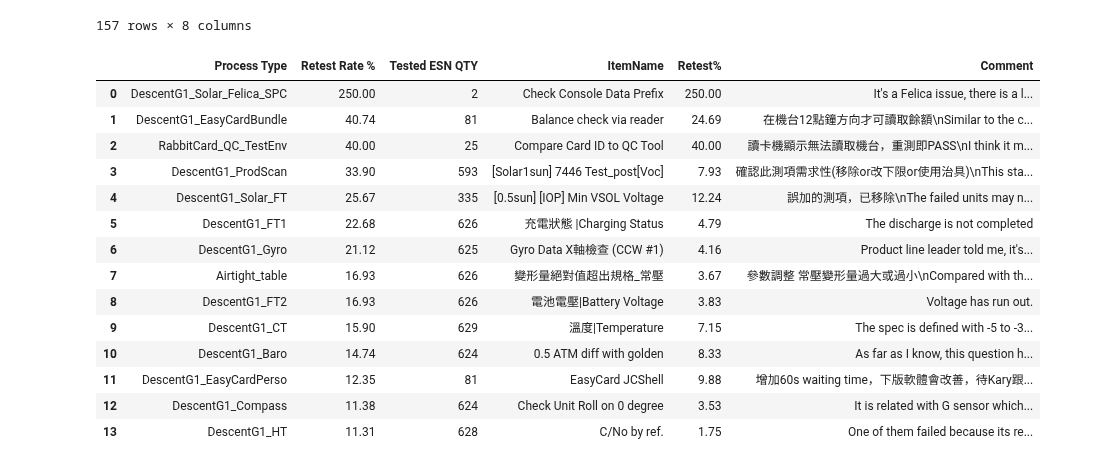
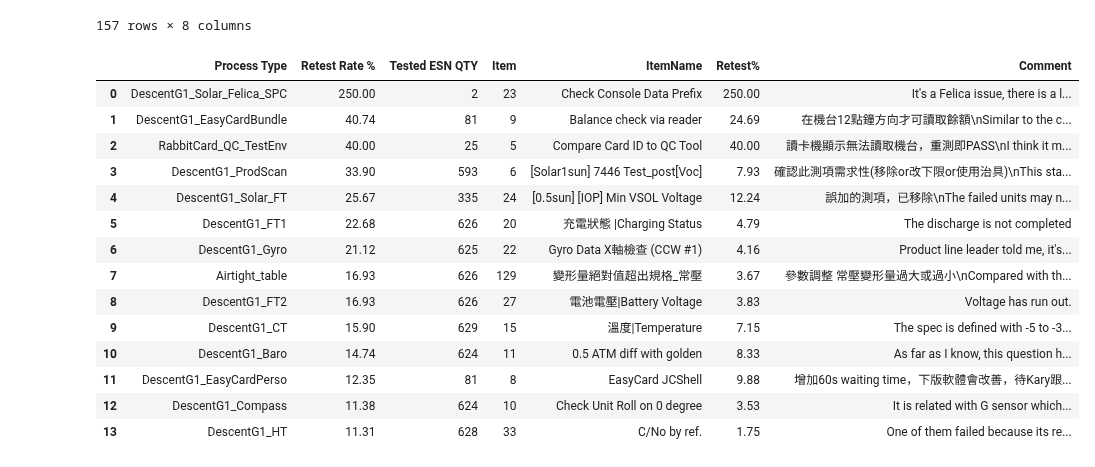
Before and after one commit to CPWRF/Projects, a Jupyter notebook: ProductionReport/ProductionReport.ipynb, the cells around one changed output. Cells and saved outputs as stored; diff of their text form; code cells hidden in the pictures.

```diff
--- a/ProductionReport/ProductionReport.ipynb
+++ b/ProductionReport/ProductionReport.ipynb
@@ -57,20 +59,20 @@ test_result
 test_result_drop = test_result.drop_duplicates('Process Type')
 # %%
 final_result = pid_retry_rate.merge(how='left', on="Process Type", right=test_result_drop).sort_values('Retest Rate %', ascending=False)
-final_result[['Process Type','Retest Rate %','Tested ESN QTY','ItemName','Retest%','Comment']]
+final_result[['Process Type','Retest Rate %','Tested ESN QTY','Item','ItemName','Retest%','Comment']]
 # %% [output]
-|  | Process Type | Retest Rate % | Tested ESN QTY | ItemName | Retest% | Comment |
-| 0 | DescentG1_Solar_Felica_SPC | 250.00 | 2 | Check Console Data Prefix | 250.00 | It's a Felica issue, there is a l... |
-| 1 | DescentG1_EasyCardBundle | 40.74 | 81 | Balance check via reader | 24.69 | 在機台12點鐘方向才可讀取餘額\nSimilar to the c... |
-| 2 | RabbitCard_QC_TestEnv | 40.00 | 25 | Compare Card ID to QC Tool | 40.00 | 讀卡機顯示無法讀取機台，重測即PASS\nI think it m... |
-| 3 | DescentG1_ProdScan | 33.90 | 593 | [Solar1sun] 7446 Test_post[Voc] | 7.93 | 確認此測項需求性(移除or改下限or使用治具)\nThis sta... |
-| 4 | DescentG1_Solar_FT | 25.67 | 335 | [0.5sun] [IOP] Min VSOL Voltage | 12.24 | 誤加的測項，已移除\nThe failed units may n... |
-| 5 | DescentG1_FT1 | 22.68 | 626 | 充電狀態 |Charging Status | 4.79 | The discharge is not completed |
-| 6 | DescentG1_Gyro | 21.12 | 625 | Gyro Data X軸檢查 (CCW #1) | 4.16 | Product line leader told me, it's... |
-| 7 | Airtight_table | 16.93 | 626 | 變形量絕對值超出規格_常壓 | 3.67 | 參數調整 常壓變形量過大或過小\nCompared with th... |
-| 8 | DescentG1_FT2 | 16.93 | 626 | 電池電壓|Battery Voltage | 3.83 | Voltage has run out. |
-| 9 | DescentG1_CT | 15.90 | 629 | 溫度|Temperature | 7.15 | The spec is defined with -5 to -3... |
-| 10 | DescentG1_Baro | 14.74 | 624 | 0.5 ATM diff with golden | 8.33 | As far as I know, this question h... |
-| 11 | DescentG1_EasyCardPerso | 12.35 | 81 | EasyCard JCShell | 9.88 | 增加60s waiting time，下版軟體會改善，待Kary跟... |
-| 12 | DescentG1_Compass | 11.38 | 624 | Check Unit Roll on 0 degree | 3.53 | It is related with G sensor which... |
-| 13 | DescentG1_HT | 11.31 | 628 | C/No by ref. | 1.75 | One of them failed because its re... |
+|  | Process Type | Retest Rate % | Tested ESN QTY | Item | ItemName | Retest% | Comment |
+| 0 | DescentG1_Solar_Felica_SPC | 250.00 | 2 | 23 | Check Console Data Prefix | 250.00 | It's a Felica issue, there is a l... |
+| 1 | DescentG1_EasyCardBundle | 40.74 | 81 | 9 | Balance check via reader | 24.69 | 在機台12點鐘方向才可讀取餘額\nSimilar to the c... |
+| 2 | RabbitCard_QC_TestEnv | 40.00 | 25 | 5 | Compare Card ID to QC Tool | 40.00 | 讀卡機顯示無法讀取機台，重測即PASS\nI think it m... |
+| 3 | DescentG1_ProdScan | 33.90 | 593 | 6 | [Solar1sun] 7446 Test_post[Voc] | 7.93 | 確認此測項需求性(移除or改下限or使用治具)\nThis sta... |
+| 4 | DescentG1_Solar_FT | 25.67 | 335 | 24 | [0.5sun] [IOP] Min VSOL Voltage | 12.24 | 誤加的測項，已移除\nThe failed units may n... |
+| 5 | DescentG1_FT1 | 22.68 | 626 | 20 | 充電狀態 |Charging Status | 4.79 | The discharge is not completed |
+| 6 | DescentG1_Gyro | 21.12 | 625 | 22 | Gyro Data X軸檢查 (CCW #1) | 4.16 | Product line leader told me, it's... |
+| 7 | Airtight_table | 16.93 | 626 | 129 | 變形量絕對值超出規格_常壓 | 3.67 | 參數調整 常壓變形量過大或過小\nCompared with th... |
+| 8 | DescentG1_FT2 | 16.93 | 626 | 27 | 電池電壓|Battery Voltage | 3.83 | Voltage has run out. |
+| 9 | DescentG1_CT | 15.90 | 629 | 15 | 溫度|Temperature | 7.15 | The spec is defined with -5 to -3... |
+| 10 | DescentG1_Baro | 14.74 | 624 | 11 | 0.5 ATM diff with golden | 8.33 | As far as I know, this question h... |
+| 11 | DescentG1_EasyCardPerso | 12.35 | 81 | 8 | EasyCard JCShell | 9.88 | 增加60s waiting time，下版軟體會改善，待Kary跟... |
+| 12 | DescentG1_Compass | 11.38 | 624 | 10 | Check Unit Roll on 0 degree | 3.53 | It is related with G sensor which... |
+| 13 | DescentG1_HT | 11.31 | 628 | 33 | C/No by ref. | 1.75 | One of them failed because its re... |
```
Also changed, not shown: parts of 6 cells of this notebook, 4 other files.
